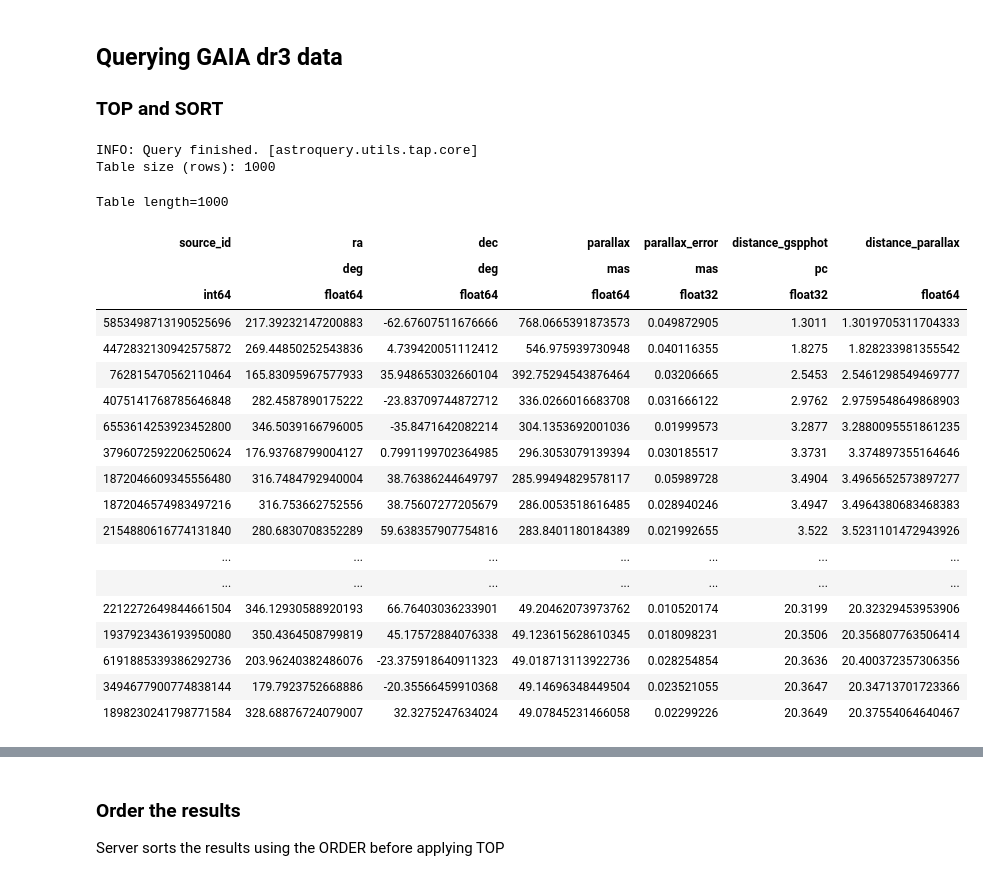
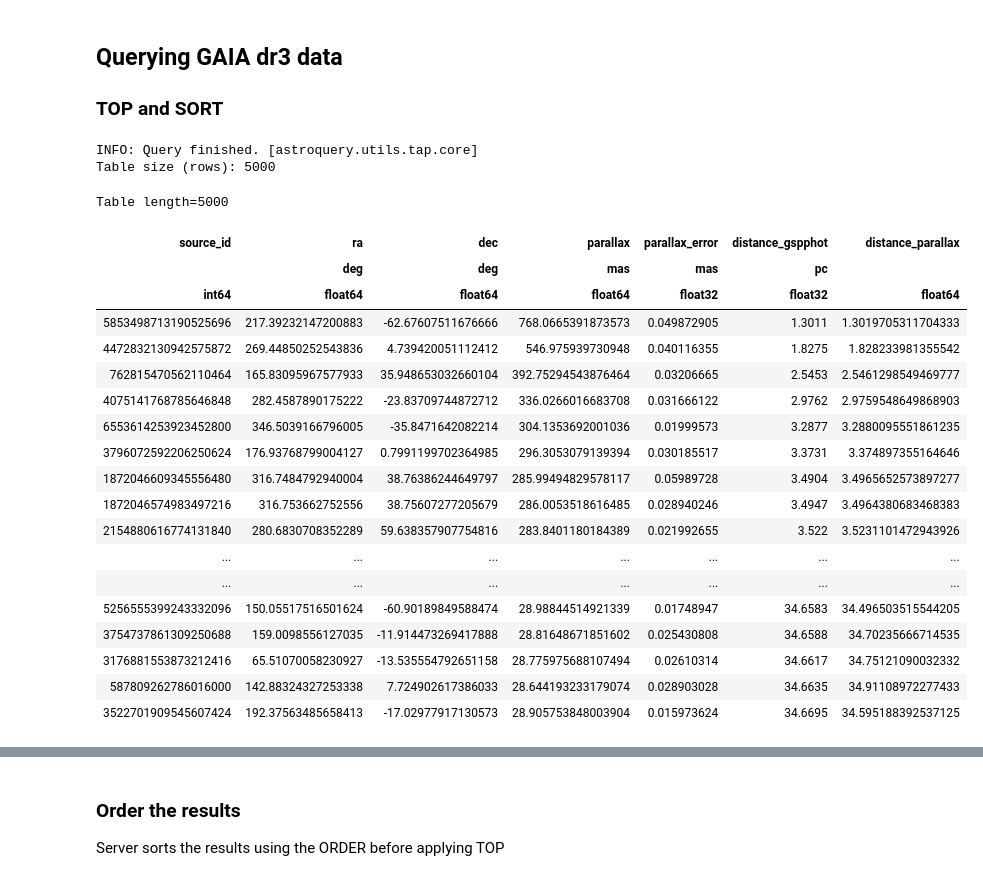
Before and after one commit to Mixpap/GAIA_HandsOn, a Jupyter notebook: Parallaxes.ipynb, the cells around one changed output, grey strips where cells are left out. Drawn from its saved outputs; the diff is of its cells as text; code cells hidden in the pictures.

```diff
--- a/Parallaxes.ipynb
+++ b/Parallaxes.ipynb
@@ -10,41 +10,41 @@ from scipy.stats import gaussian_kde
 ## Querying GAIA dr3 data
 ### TOP and SORT
 # %%
-query = f"""SELECT TOP 1000
+query = f"""SELECT TOP 5000
 gaia.source_id, gaia.ra,gaia.dec, gaia.parallax, gaia.parallax_error, gaia.distance_gspphot, 1000/ABS(gaia.parallax) AS distance_parallax
 FROM gaiadr3.gaia_source AS gaia
 WHERE
 gaia.distance_gspphot < 500
 AND gaia.parallax_over_error > 3.0
 AND gaia.ruwe < 1.4
 """
 job     = Gaia.launch_job_async(query)
 results = job.get_results()
 print(f'Table size (rows): {len(results)}')
 results
 # %% [output]
 INFO: Query finished. [astroquery.utils.tap.core]
-Table size (rows): 1000
+Table size (rows): 5000
-Table length=1000
+Table length=5000
 | source_id | ra | dec | parallax | parallax_error | distance_gspphot | distance_parallax |
 |  | deg | deg | mas | mas | pc |  |
 | int64 | float64 | float64 | float64 | float32 | float32 | float64 |
 | 5853498713190525696 | 217.39232147200883 | -62.67607511676666 | 768.0665391873573 | 0.049872905 | 1.3011 | 1.3019705311704333 |
 | 4472832130942575872 | 269.44850252543836 | 4.739420051112412 | 546.975939730948 | 0.040116355 | 1.8275 | 1.828233981355542 |
 | 762815470562110464 | 165.83095967577933 | 35.948653032660104 | 392.75294543876464 | 0.03206665 | 2.5453 | 2.5461298549469777 |
 | 4075141768785646848 | 282.4587890175222 | -23.83709744872712 | 336.0266016683708 | 0.031666122 | 2.9762 | 2.9759548649868903 |
 | 6553614253923452800 | 346.5039166796005 | -35.8471642082214 | 304.1353692001036 | 0.01999573 | 3.2877 | 3.2880095551861235 |
 | 3796072592206250624 | 176.93768799004127 | 0.7991199702364985 | 296.3053079139394 | 0.030185517 | 3.3731 | 3.374897355164646 |
 | 1872046609345556480 | 316.7484792940004 | 38.76386244649797 | 285.99494829578117 | 0.05989728 | 3.4904 | 3.4965652573897277 |
 | 1872046574983497216 | 316.753662752556 | 38.75607277205679 | 286.0053518616485 | 0.028940246 | 3.4947 | 3.4964380683468383 |
 | 2154880616774131840 | 280.6830708352289 | 59.638357907754816 | 283.8401180184389 | 0.021992655 | 3.522 | 3.5231101472943926 |
 | ... | ... | ... | ... | ... | ... | ... |
 | ... | ... | ... | ... | ... | ... | ... |
-| 2212272649844661504 | 346.12930588920193 | 66.76403036233901 | 49.20462073973762 | 0.010520174 | 20.3199 | 20.32329453953906 |
-| 1937923436193950080 | 350.4364508799819 | 45.17572884076338 | 49.123615628610345 | 0.018098231 | 20.3506 | 20.356807763506414 |
-| 6191885339386292736 | 203.96240382486076 | -23.375918640911323 | 49.018713113922736 | 0.028254854 | 20.3636 | 20.400372357306356 |
-| 3494677900774838144 | 179.7923752668886 | -20.35566459910368 | 49.14696348449504 | 0.023521055 | 20.3647 | 20.34713701723366 |
-| 1898230241798771584 | 328.68876724079007 | 32.3275247634024 | 49.07845231466058 | 0.02299226 | 20.3649 | 20.37554064640467 |
+| 5256555399243332096 | 150.05517516501624 | -60.90189849588474 | 28.98844514921339 | 0.01748947 | 34.6583 | 34.496503515544205 |
+| 3754737861309250688 | 159.0098556127035 | -11.914473269417888 | 28.81648671851602 | 0.025430808 | 34.6588 | 34.70235666714535 |
+| 3176881553873212416 | 65.51070058230927 | -13.535554792651158 | 28.775975688107494 | 0.02610314 | 34.6617 | 34.75121090032332 |
+| 587809262786016000 | 142.88324327253338 | 7.724902617386033 | 28.644193233179074 | 0.028903028 | 34.6635 | 34.91108972277433 |
+| 3522701909545607424 | 192.37563485658413 | -17.02977917130573 | 28.905753848003904 | 0.015973624 | 34.6695 | 34.595188392537125 |
 # %%
 plt.hist(results["distance_gspphot"],histtype="step",bins=20);
 # %% [output]
```
Also changed, not shown: parts of 6 cells of this notebook, 2 other files.
